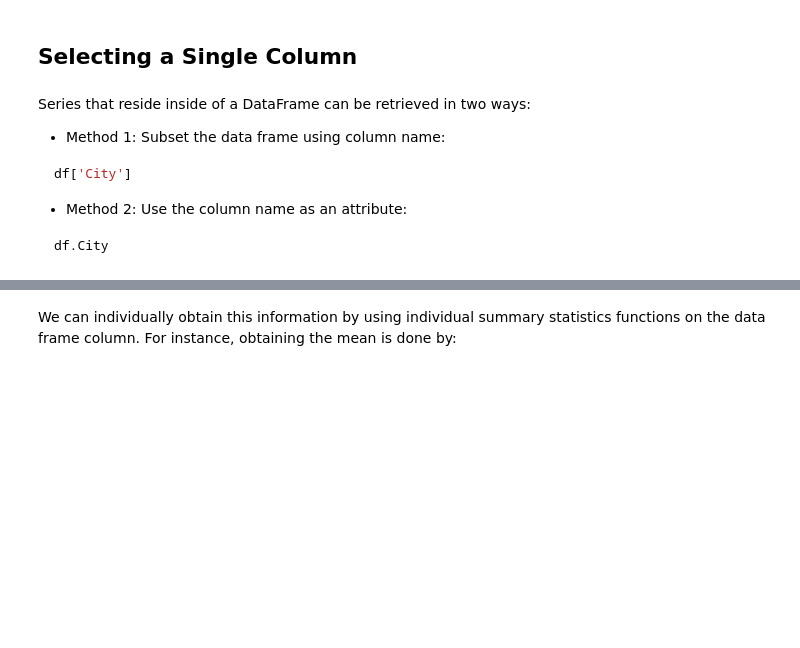
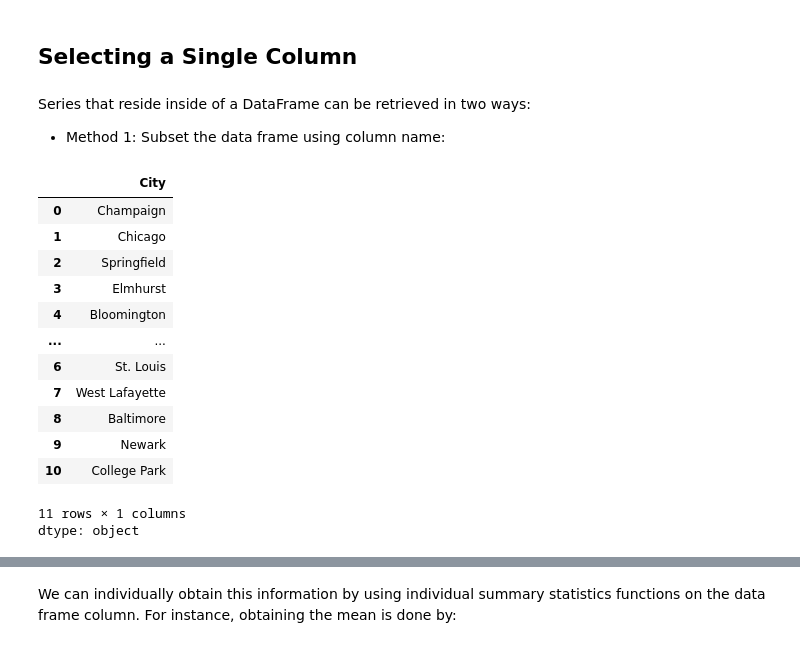
Before and after one commit to INMAS-Math/Workshop-V-02, a Jupyter notebook: 1a_DataWrangling.ipynb, the cells around one changed output, grey strips where cells are left out. Drawn from its saved outputs; the diff is of its cells as text; code cells hidden in the pictures; blank space fills up the shorter version.

````diff
--- a/1a_DataWrangling.ipynb
+++ b/1a_DataWrangling.ipynb
@@ -350,13 +461,20 @@ city_df.describe(include="all")
 Series that reside inside of a DataFrame can be retrieved in two ways:
 
 - Method 1:   Subset the data frame using column name:
-
-```python
-df['City']
-```
-
-- Method 2:   Use the column name as an attribute:
-
-```python
-df.City
-```
+# %%
+city_df['City']
+# %% [output]
+|  | City |
+| 0 | Champaign |
+| 1 | Chicago |
+| 2 | Springfield |
+| 3 | Elmhurst |
+| 4 | Bloomington |
+| ... | ... |
+| 6 | St. Louis |
+| 7 | West Lafayette |
+| 8 | Baltimore |
+| 9 | Newark |
+| 10 | College Park |
+11 rows × 1 columns
+dtype: object
````
Also changed, not shown: parts of 50 cells of this notebook.
